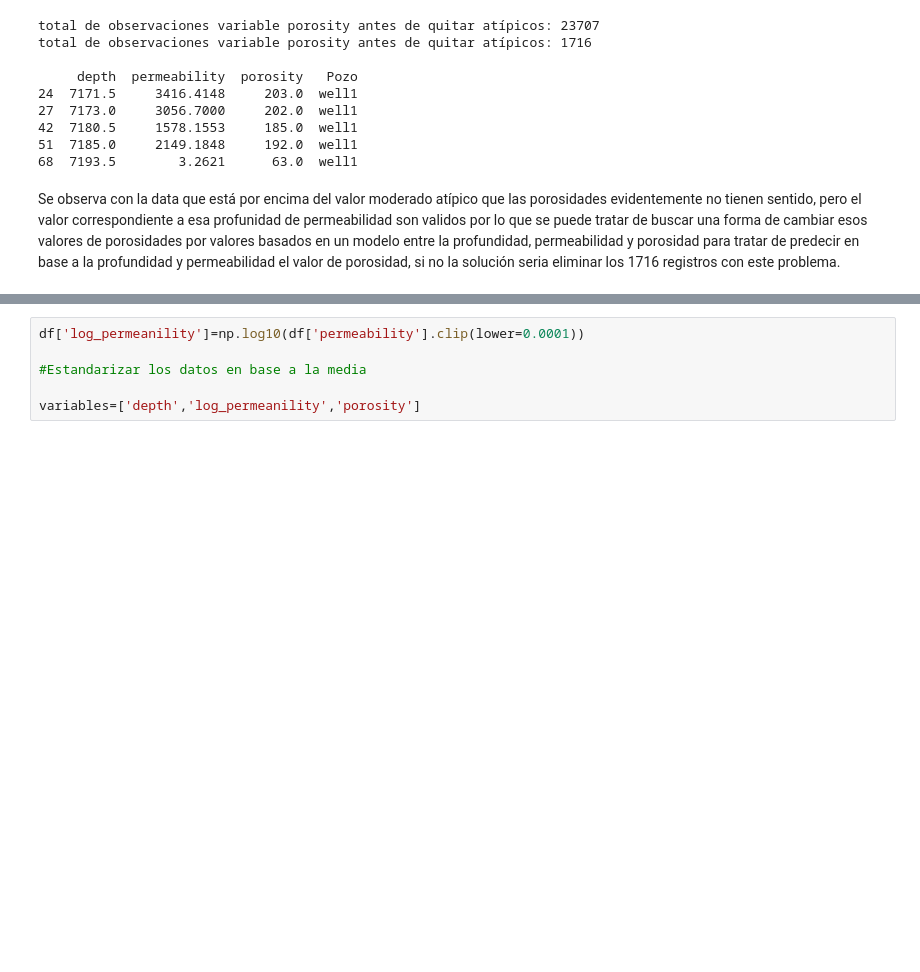
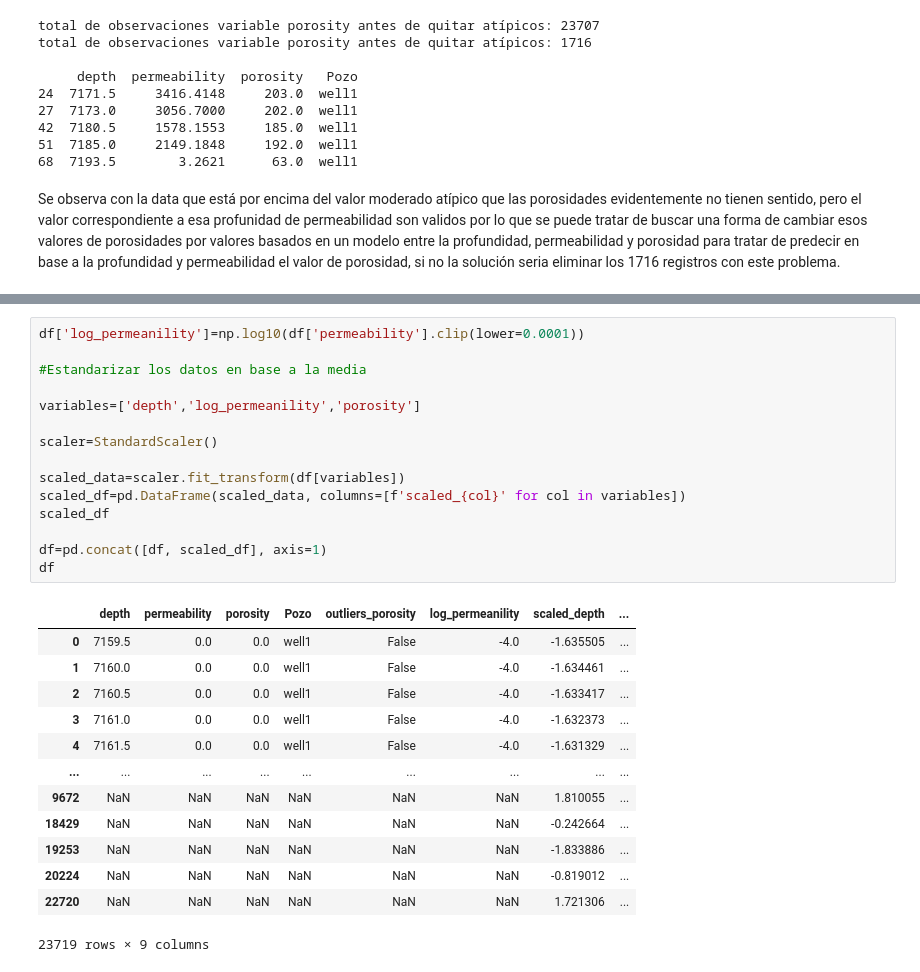
Before and after one commit to jesusiv24921/Clustering-zonas-Geol-gicas, a Jupyter notebook: clustering_zonas_geologicas.ipynb, the cells around one changed output, grey strips where cells are left out. Drawn from its saved outputs; the diff is of its cells as text; blank space fills up the shorter version.

```diff
--- a/clustering_zonas_geologicas.ipynb
+++ b/clustering_zonas_geologicas.ipynb
@@ -262,9 +258,32 @@ Index(['depth', 'permeability', 'porosity', 'Pozo', 'outliers_porosity',
 # %%
 df['log_permeanility']=np.log10(df['permeability'].clip(lower=0.0001))
 
 #Estandarizar los datos en base a la media
 
 variables=['depth','log_permeanility','porosity']
+
+scaler=StandardScaler()
+
+scaled_data=scaler.fit_transform(df[variables])
+scaled_df=pd.DataFrame(scaled_data, columns=[f'scaled_{col}' for col in variables])
+scaled_df
+
+df=pd.concat([df, scaled_df], axis=1)
+df
+# %% [output]
+|  | depth | permeability | porosity | Pozo | outliers_porosity | log_permeanility | scaled_depth | ... |
+| 0 | 7159.5 | 0.0 | 0.0 | well1 | False | -4.0 | -1.635505 | ... |
+| 1 | 7160.0 | 0.0 | 0.0 | well1 | False | -4.0 | -1.634461 | ... |
+| 2 | 7160.5 | 0.0 | 0.0 | well1 | False | -4.0 | -1.633417 | ... |
+| 3 | 7161.0 | 0.0 | 0.0 | well1 | False | -4.0 | -1.632373 | ... |
+| 4 | 7161.5 | 0.0 | 0.0 | well1 | False | -4.0 | -1.631329 | ... |
+| ... | ... | ... | ... | ... | ... | ... | ... | ... |
+| 9672 | NaN | NaN | NaN | NaN | NaN | NaN | 1.810055 | ... |
+| 18429 | NaN | NaN | NaN | NaN | NaN | NaN | -0.242664 | ... |
+| 19253 | NaN | NaN | NaN | NaN | NaN | NaN | -1.833886 | ... |
+| 20224 | NaN | NaN | NaN | NaN | NaN | NaN | -0.819012 | ... |
+| 22720 | NaN | NaN | NaN | NaN | NaN | NaN | 1.721306 | ... |
+23719 rows × 9 columns
 # %%
 sns.pairplot(validos)
 plt.show()
```
Also changed, not shown: parts of 5 cells of this notebook, 1 other file.
